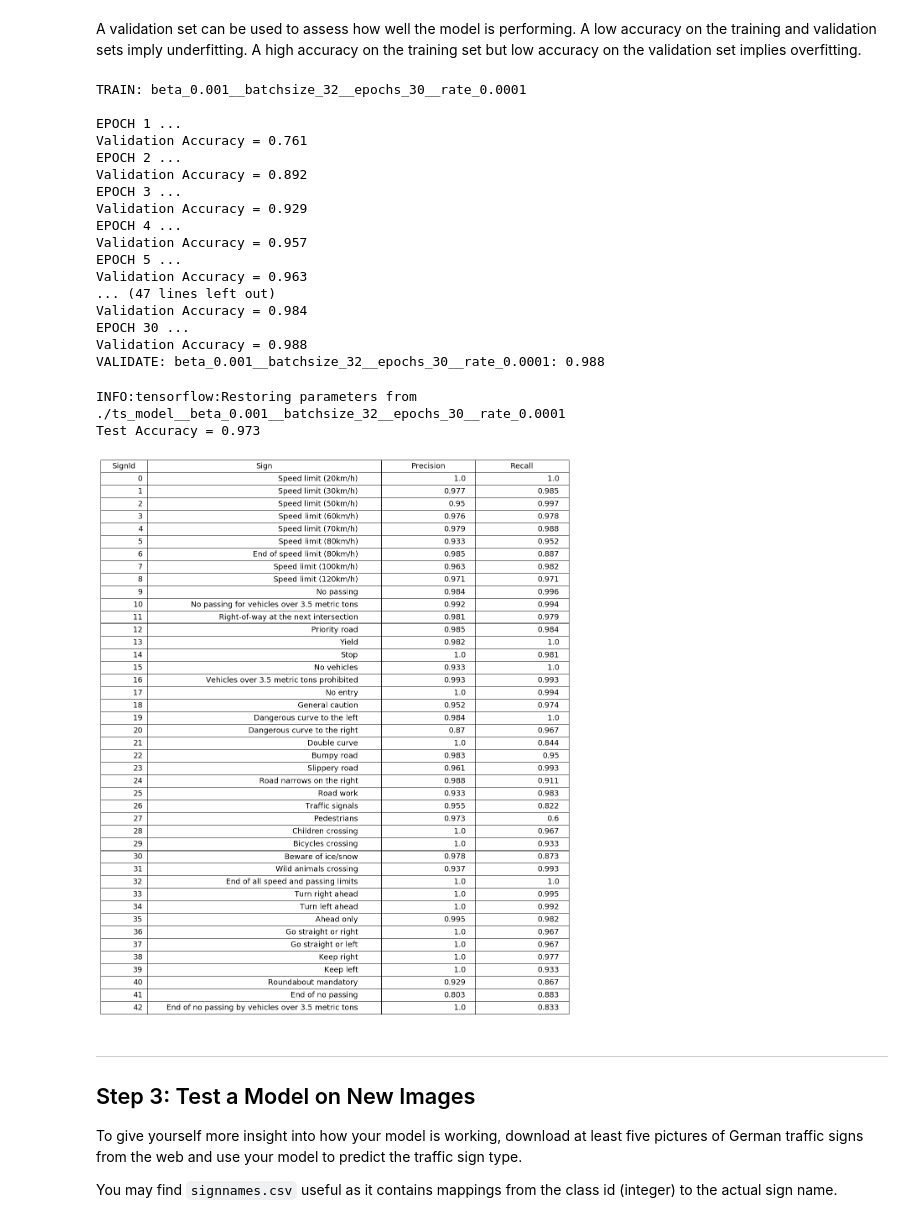
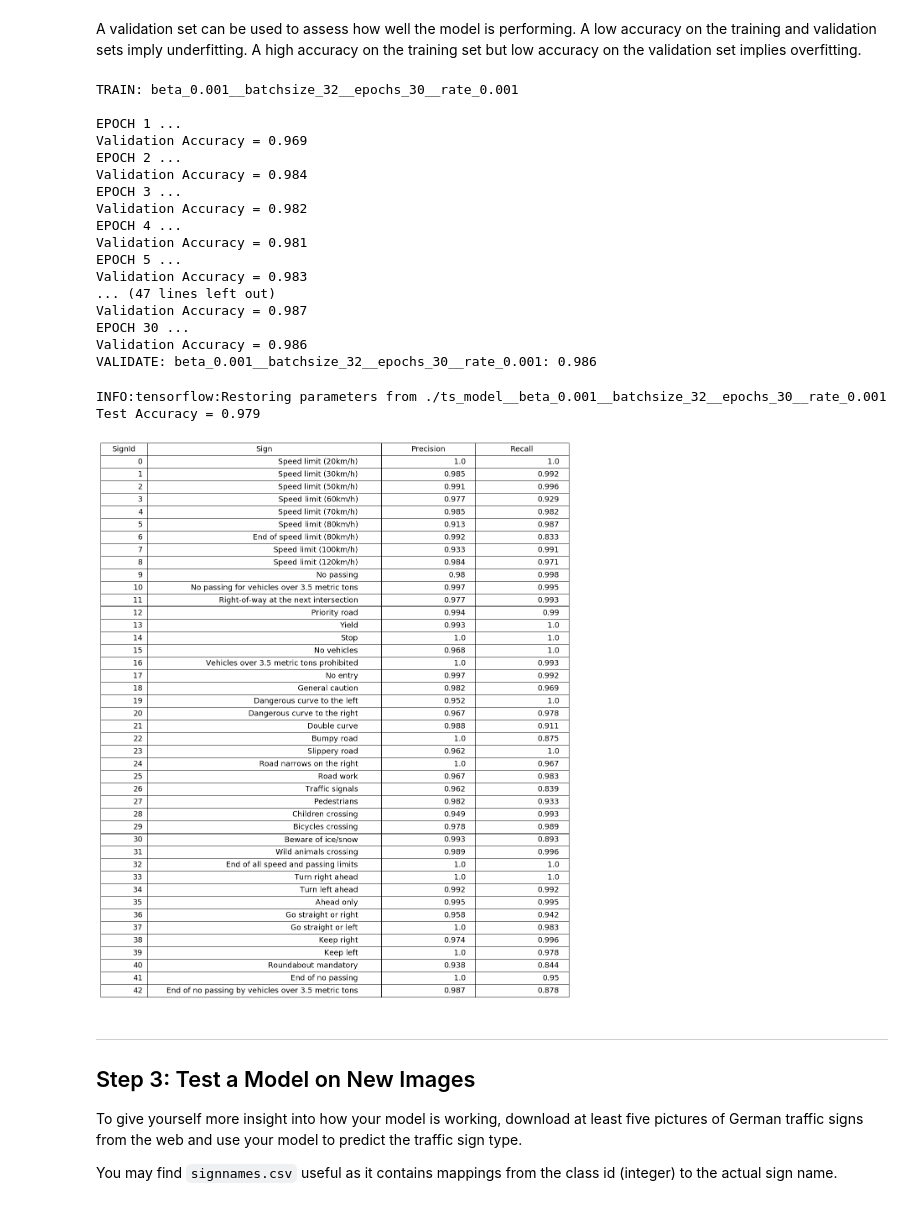
Before and after one commit to rohithmenon/carnd, a Jupyter notebook: traffic_sign_classifier/Traffic_Sign_Classifier.ipynb, the cells around one changed output. Drawn from its saved outputs; the diff is of its cells as text; code cells hidden in the pictures.

Commit message:
Parameter sweep

```diff
--- a/traffic_sign_classifier/Traffic_Sign_Classifier.ipynb
+++ b/traffic_sign_classifier/Traffic_Sign_Classifier.ipynb
@@ -171,7 +171,7 @@ clahe = cv2.createCLAHE(clipLimit=2.0, tileGridSize=(5,5))
 
 def pre_process(img):
     resized = cv2.resize(img, (80, 80), interpolation=cv2.INTER_LANCZOS4)
-    blurred = cv2.GaussianBlur(resized, (9, 9), 0)
+    blurred = cv2.GaussianBlur(resized, (5, 5), 0)
     sharpened = cv2.addWeighted(resized, 5.0, blurred, -4.0, 0)
     gray_scale = cv2.cvtColor(sharpened, cv2.COLOR_BGR2GRAY)
     return clahe.apply(gray_scale)
@@ -342,13 +400,13 @@ keep_prob = tf.placeholder(tf.float32)
 
 all_vars = []
 all_layers = []
-logits = model(x_pl, is_train, all_vars, all_layers, keep_prob)
+logits = model(x_pl, is_train, all_vars, all_layers, keep_prob, resnet_block=True)
 
 # Training
 cross_entropy = tf.nn.softmax_cross_entropy_with_logits(labels=one_hot_y, logits=logits)
 loss_operation = tf.reduce_mean(cross_entropy)
-regularizers = tf.reduce_sum([tf.nn.l2_loss(v) for v in all_vars])
-loss_operation = tf.reduce_mean(loss_operation + beta_pl * regularizers)
+#regularizers = tf.reduce_sum([tf.nn.l2_loss(v) for v in all_vars])
+#loss_operation = tf.reduce_mean(loss_operation + beta_pl * regularizers)
 loss_operation = tf.reduce_mean(loss_operation)
 optimizer = tf.train.AdamOptimizer(learning_rate=learn_rate_pl)
 update_ops = tf.get_collection(tf.GraphKeys.UPDATE_OPS)
@@ -391,7 +449,7 @@ def sweep(beta, batch_size, epochs, rate):
                     beta_pl: beta,
                     learn_rate_pl: rate,
                     is_train: True,
-                    keep_prob: 0.6
+                    keep_prob: 0.5
                 })
 
             validation_accuracy = evaluate(accuracy_operation, X_valid_prep, y_valid_prep, False)
@@ -402,64 +460,63 @@ def sweep(beta, batch_size, epochs, rate):
         saver.save(sess, './ts_model__beta_{}__batchsize_{}__epochs_{}__rate_{}'.format(beta, batch_size, epochs, rate))
 # %%
 # After sweeping over the grid of hyper parameters, the following values for hyperparams is a reasonable choice.
-#beta_0.01__batchsize_32__epochs_30__rate_0.0001
-sweep(0.001, 32, 30, 0.0001)
+sweep(0.001, 32, 30, 0.001)
 # %% [output]
-TRAIN: beta_0.001__batchsize_32__epochs_30__rate_0.0001
+TRAIN: beta_0.001__batchsize_32__epochs_30__rate_0.001
 
 EPOCH 1 ...
-Validation Accuracy = 0.761
+Validation Accuracy = 0.969
 EPOCH 2 ...
-Validation Accuracy = 0.892
+Validation Accuracy = 0.984
 EPOCH 3 ...
-Validation Accuracy = 0.929
+Validation Accuracy = 0.982
 EPOCH 4 ...
-Validation Accuracy = 0.957
+Validation Accuracy = 0.981
 EPOCH 5 ...
-Validation Accuracy = 0.963
+Validation Accuracy = 0.983
 ... (47 lines left out)
-Validation Accuracy = 0.984
+Validation Accuracy = 0.987
 EPOCH 30 ...
-Validation Accuracy = 0.988
-VALIDATE: beta_0.001__batchsize_32__epochs_30__rate_0.0001: 0.988
+Validation Accuracy = 0.986
+VALIDATE: beta_0.001__batchsize_32__epochs_30__rate_0.001: 0.986
 # %%
 # Test on test set
 sess = tf.Session()
 sess.run(tf.global_variables_initializer())
-saver = tf.train.import_meta_graph('./ts_model__beta_0.001__batchsize_32__epochs_30__rate_0.0001.meta')
-saver.restore(sess, './ts_model__beta_0.001__batchsize_32__epochs_30__rate_0.0001')
+saver = tf.train.import_meta_graph('./ts_model__beta_0.001__batchsize_32__epochs_30__rate_0.001.meta')
+saver.restore(sess, './ts_model__beta_0.001__batchsize_32__epochs_30__rate_0.001')
 
 test_accuracy = evaluate(accuracy_operation, X_test_prep, y_test_prep, False, session=sess)
 print("Test Accuracy = {:.3f}".format(test_accuracy))
 
 # Output precision/recall per label
 per_class_stats = np.zeros((n_classes, 3))
 prediction_op = tf.argmax(logits, 1)
 predictions = sess.run(prediction_op, feed_dict={x_pl: X_test_prep, is_train: False, keep_prob:1.0})
 for actual, prediction in zip(y_test_prep, predictions):
     per_class_stats[actual][0] += 1
     per_class_stats[prediction][1] += 1
     if prediction == actual:
         per_class_stats[actual][2] += 1
 
 table_data = []
 for i in range(n_classes):
     precision = round(float(per_class_stats[i][2]) / float(per_class_stats[i][1] + 0.001), 3)
     recall = round(float(per_class_stats[i][2]) / float(per_class_stats[i][0] + 0.001), 3)
     table_data.append([i, signames_dict[i], precision, recall])
 
 fig, ax = plt.subplots(figsize=(20, 10))
 ax.xaxis.set_visible(False)
 ax.yaxis.set_visible(False)
 col_labels = ('SignId', 'Sign', 'Precision', 'Recall')
 tbl = plt.table(cellText=table_data, colLabels=col_labels, loc='center', colWidths=[.10, .50, .20, .20])
 tbl.auto_set_font_size(False)
 tbl.set_fontsize(18)
 tbl.scale(1, 2.5)
 # %% [output]
-INFO:tensorflow:Restoring parameters from ./ts_model__beta_0.001__batchsize_32__epochs_30__rate_0.0001
-Test Accuracy = 0.973
+INFO:tensorflow:Restoring parameters from ./ts_model__beta_0.001__batchsize_32__epochs_30__rate_0.001
+Test Accuracy = 0.979
-[figure, old version]
+[figure, new version]
 # %% [markdown]
 ---
 
```
Also changed, not shown: parts of 8 cells of this notebook, 7 other files.
